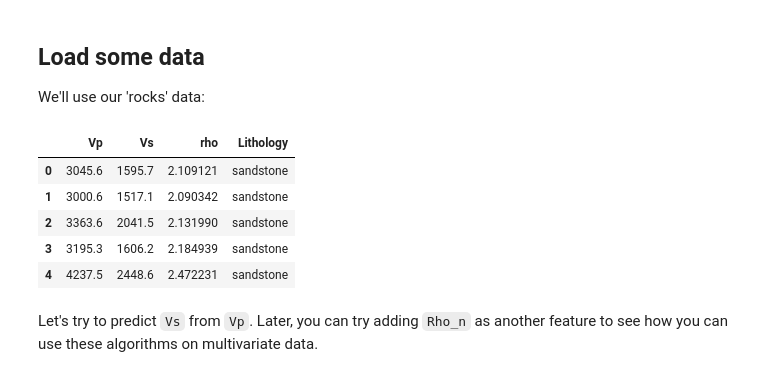
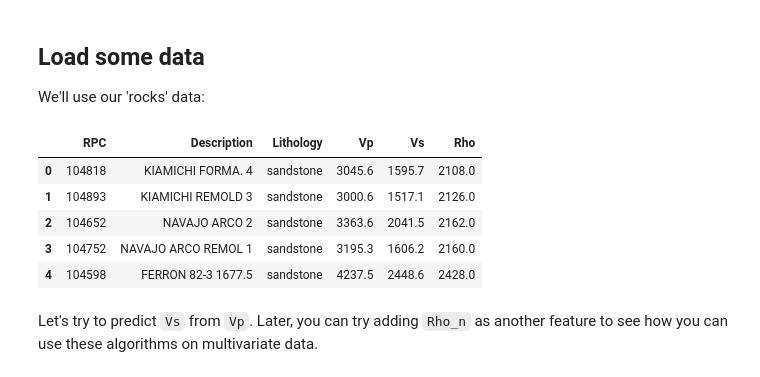
Before and after one commit to kwinkunks/chrestomathy, a Jupyter notebook: notebooks/Linear_regression.ipynb, the cells around one changed output. Saved outputs shown, nothing was run; the diff lists cells and outputs as text; code cells hidden in the pictures.

```diff
--- a/notebooks/Linear_regression.ipynb
+++ b/notebooks/Linear_regression.ipynb
@@ -21,16 +21,16 @@ We'll use our 'rocks' data:
 # %%
 import pandas as pd
 
-df = pd.read_csv('https://geocomp.s3.amazonaws.com/data/RPC_simple.csv')
+df = pd.read_csv('https://raw.githubusercontent.com/scienxlab/datasets/refs/heads/main/rpc/rpc-4-lithologies.csv')
 
 df.head()
 # %% [output]
-|  | Vp | Vs | rho | Lithology |
-| 0 | 3045.6 | 1595.7 | 2.109121 | sandstone |
-| 1 | 3000.6 | 1517.1 | 2.090342 | sandstone |
-| 2 | 3363.6 | 2041.5 | 2.131990 | sandstone |
-| 3 | 3195.3 | 1606.2 | 2.184939 | sandstone |
-| 4 | 4237.5 | 2448.6 | 2.472231 | sandstone |
+|  | RPC | Description | Lithology | Vp | Vs | Rho |
+| 0 | 104818 | KIAMICHI FORMA. 4 | sandstone | 3045.6 | 1595.7 | 2108.0 |
+| 1 | 104893 | KIAMICHI REMOLD 3 | sandstone | 3000.6 | 1517.1 | 2126.0 |
+| 2 | 104652 | NAVAJO ARCO 2 | sandstone | 3363.6 | 2041.5 | 2162.0 |
+| 3 | 104752 | NAVAJO ARCO REMOL 1 | sandstone | 3195.3 | 1606.2 | 2160.0 |
+| 4 | 104598 | FERRON 82-3 1677.5 | sandstone | 4237.5 | 2448.6 | 2428.0 |
 # %% [markdown]
 Let's try to predict `Vs` from `Vp`. Later, you can try adding `Rho_n` as another feature to see how you can use these algorithms on multivariate data.
 # %%
```
Also changed, not shown: parts of 3 cells of this notebook, 1 other file.
